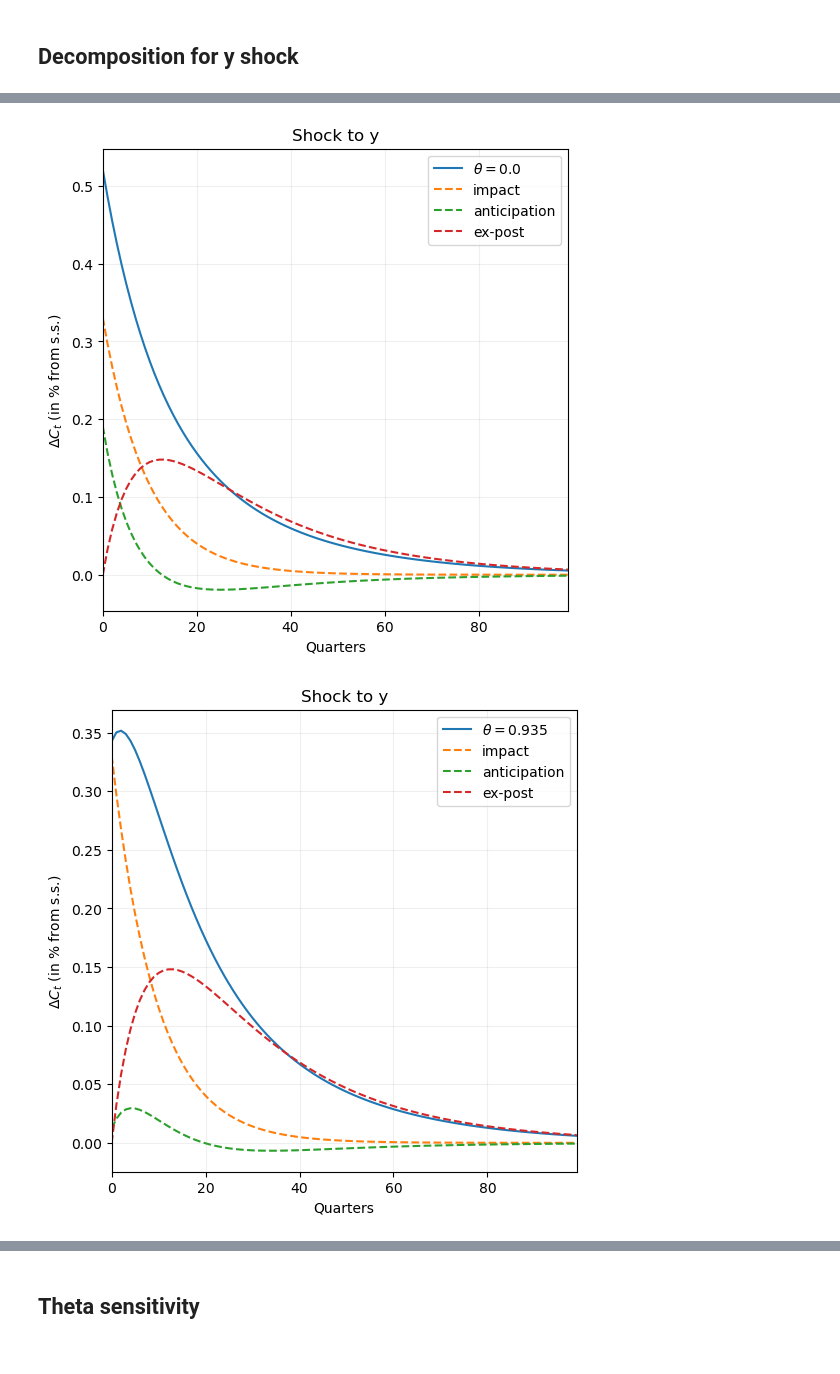
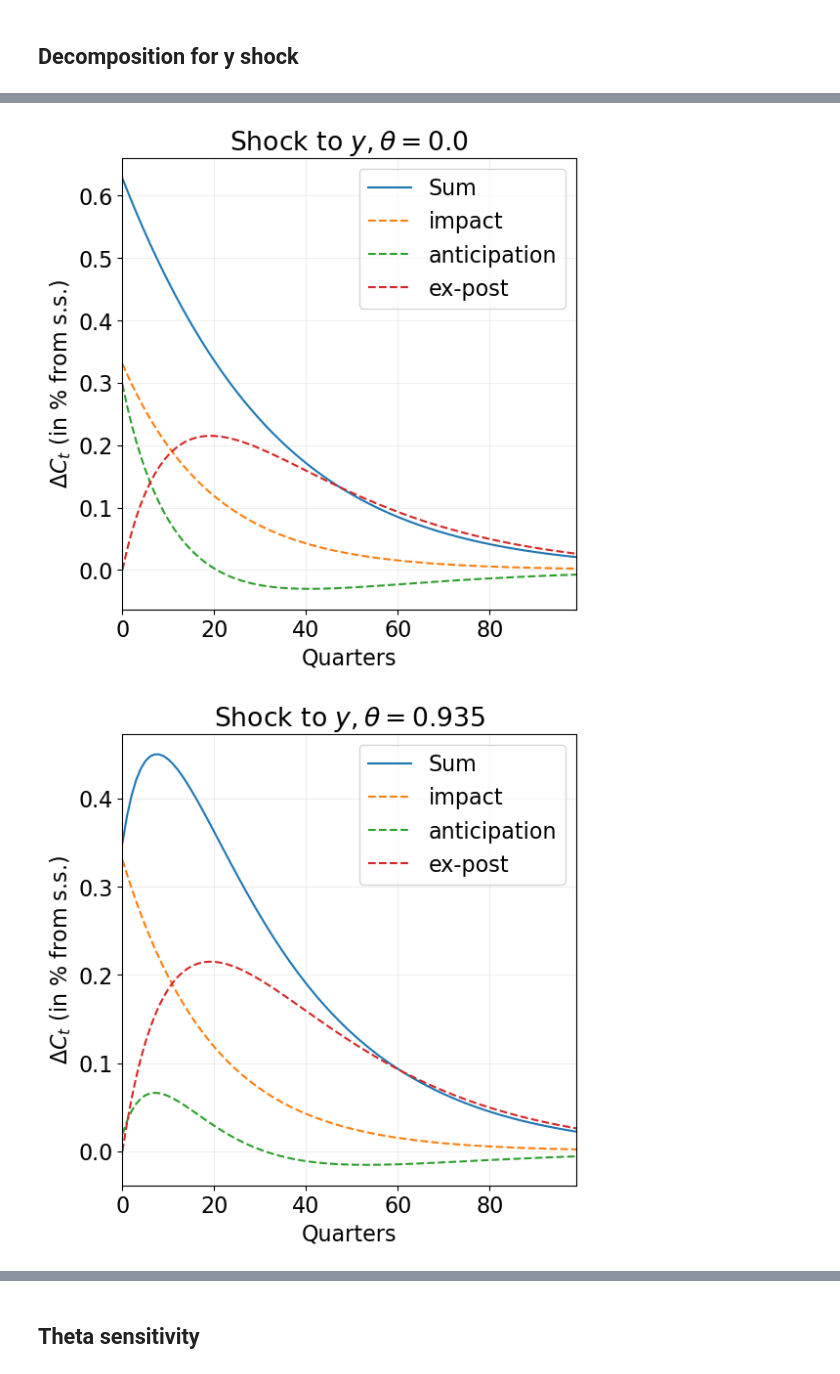
Before and after one commit to YanWin/StickyInformationHANK, a Jupyter notebook: notebooks/Replication_Notebooks/MPC_iMPC_matching.ipynb, the cells around one changed output, grey strips where cells are left out. Cells and saved outputs as stored; diff of their text form; code cells hidden in the pictures.

```diff
--- a/notebooks/Replication_Notebooks/MPC_iMPC_matching.ipynb
+++ b/notebooks/Replication_Notebooks/MPC_iMPC_matching.ipynb
@@ -20,6 +20,7 @@ mpl.rcParams['axes.grid'] = True
 mpl.rcParams['axes.grid.which'] = 'major'
 mpl.rcParams['grid.linestyle'] = '-'
 mpl.rcParams['grid.alpha'] = 0.2
+plt.rc('font', size=16)
 
 # from HANKStickyModel import HANKStickyModelClass
 from HA_simple import HAsimpleModel
@@ -410,26 +414,24 @@ plot_periods = 100  # model.par.T
 # 1 % jump in income
 ss = model_sticky.ss
 
-fig = plot_PE_hh(model_list, label_list, compare_outputs, compare_inputs, plot_periods, shocks_jump, shocks_rho)
 model_list = [model, model_sticky]
 label_list = [f'$\\theta = {model_list[0].par.inattention}$', f'$\\theta = {model_list[1].par.inattention}$']
+fig = plot_PE_hh(model_list, label_list, compare_outputs, compare_inputs, plot_periods, shocks_jump, shocks_rho)
+
 
 compare_outputs = ['C_hh']
 
 shocks_jump = [0.01 * ss.y]
-shocks_rho = [0.9]
+shocks_rho = [0.95]
 
 # fig = plot_PE_hh(model_list, label_list, compare_outputs, compare_inputs, plot_periods, shocks_jump, shocks_rho)
 
 ncols = len(compare_outputs)
 nrows = len(compare_inputs)
 fig, axs = plt.subplots(nrows=nrows, ncols=ncols, figsize=(6 * ncols, 6 * nrows), dpi=100)
-fig = plotter_PE(fig, [model_list[0]], [label_list[0]], compare_outputs, compare_inputs, plot_periods, shocks_jump,
-                 shocks_rho,
-                 decompose=True)
+fig = plotter_PE(fig, [model_list[0]], ['Sum'], compare_outputs, compare_inputs, plot_periods, shocks_jump, shocks_rho, decompose=True, title_list=[f'$y, \\theta = {model_list[0].par.inattention}$'])
 nrows = len(compare_outputs)
 ncols = len(compare_inputs)
 fig, axs = plt.subplots(nrows=nrows, ncols=ncols, figsize=(6 * ncols, 6 * nrows), dpi=100)
-fig = plotter_PE(fig, [model_list[1]], [label_list[1]], compare_outputs, compare_inputs, plot_periods, shocks_jump,
-                 shocks_rho, decompose=True)
+fig = plotter_PE(fig, [model_list[1]], ['Sum'], compare_outputs, compare_inputs, plot_periods, shocks_jump, shocks_rho, decompose=True, title_list=[f'$y, \\theta = {model_list[1].par.inattention}$'])
 # %% [output]
@@ -437,2 +439,2 @@ fig = plotter_PE(fig, [model_list[1]], [label_list[1]], compare_outputs, compare
-[figure, old version]
+[figure, new version]
-[figure, old version]
+[figure, new version]
```
Also changed, not shown: parts of 45 cells of this notebook, 8 other files.
